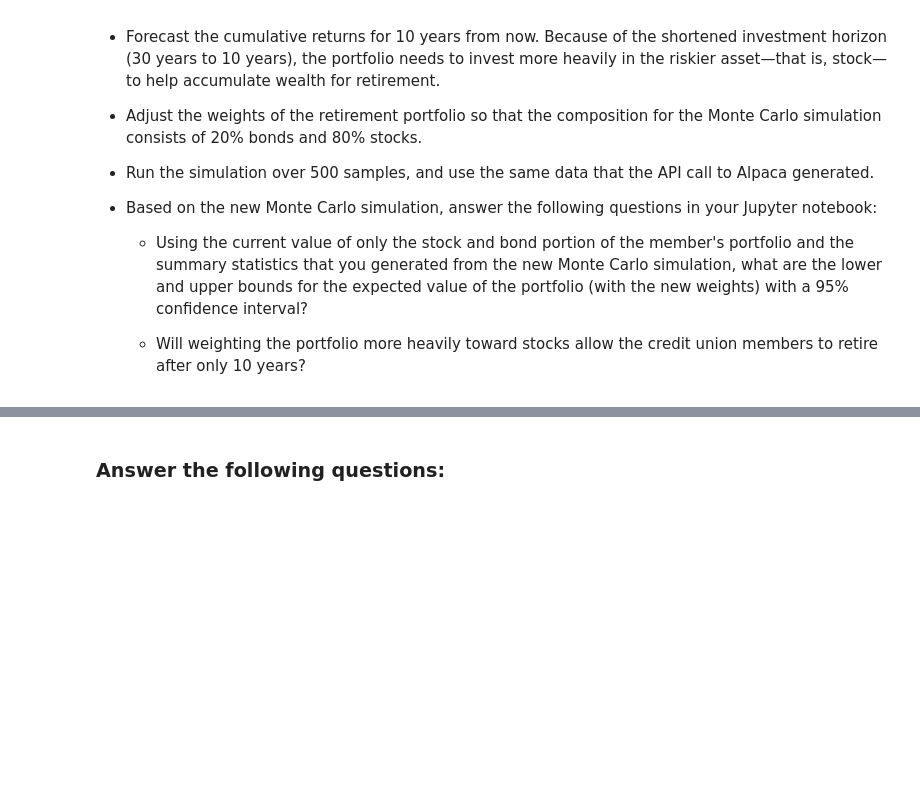
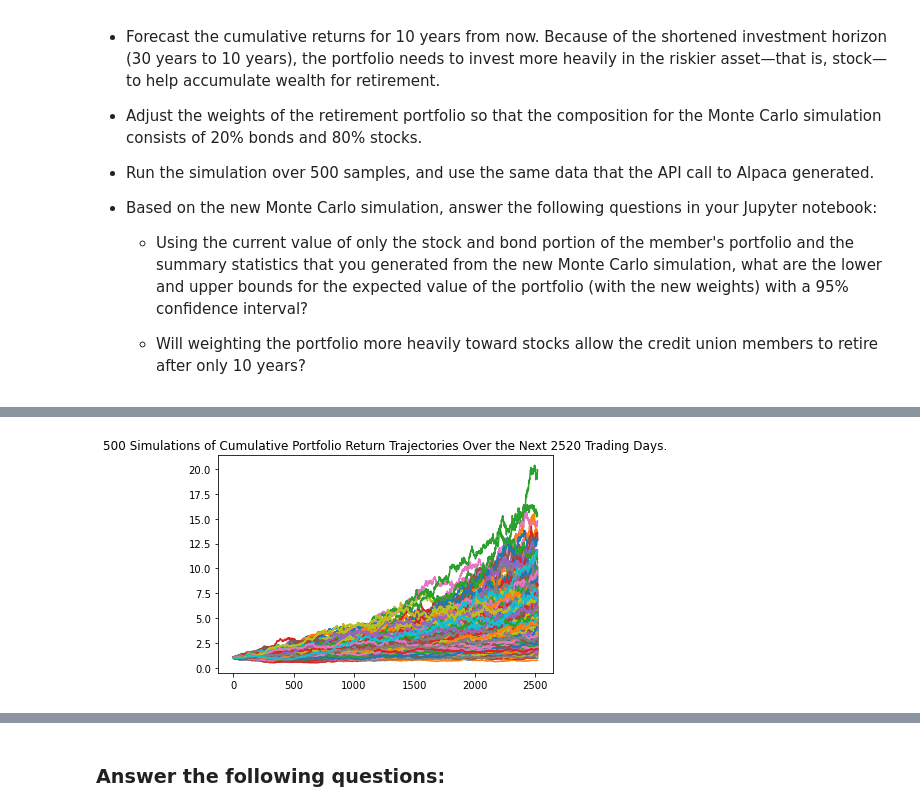
Before and after one commit to themelquiades/challenge_5_financial_planning, a Jupyter notebook: financial_planning_tools.ipynb, the cells around one changed output, grey strips where cells are left out. Drawn from its saved outputs; the diff is of its cells as text; code cells hidden in the pictures; blank space fills up the shorter version.

```diff
--- a/financial_planning_tools.ipynb
+++ b/financial_planning_tools.ipynb
@@ -508,7 +608,12 @@ For this new Monte Carlo simulation, do the following:
 # Configure a Monte Carlo simulation to forecast 10 years cumulative returns
 # The weights should be split 20% to AGG and 80% to SPY.
 # Run 500 samples.
-# YOUR CODE HERE
+monte_high_risk = MCSimulation(
+    portfolio_data = prices_monte,
+    weights = [.2,.8],
+    num_simulation = 500,
+    num_trading_days = 252*10
+)
 
 # Review the simulation input data
-# YOUR CODE HERE
+monte_high_risk.portfolio_data.head()
@@ -518,7 +674,9 @@ For this new Monte Carlo simulation, do the following:
 # %%
 # Visualize the 10-year Monte Carlo simulation by creating an
 # overlay line plot
-# YOUR CODE HERE
+high_risk_line_plot = monte_high_risk.plot_simulation()
+# %% [output]
+[figure, added]
 # %%
 # Visualize the probability distribution of the 10-year Monte Carlo simulation
 # by plotting a histogram
```
Also changed, not shown: parts of 17 cells of this notebook.
